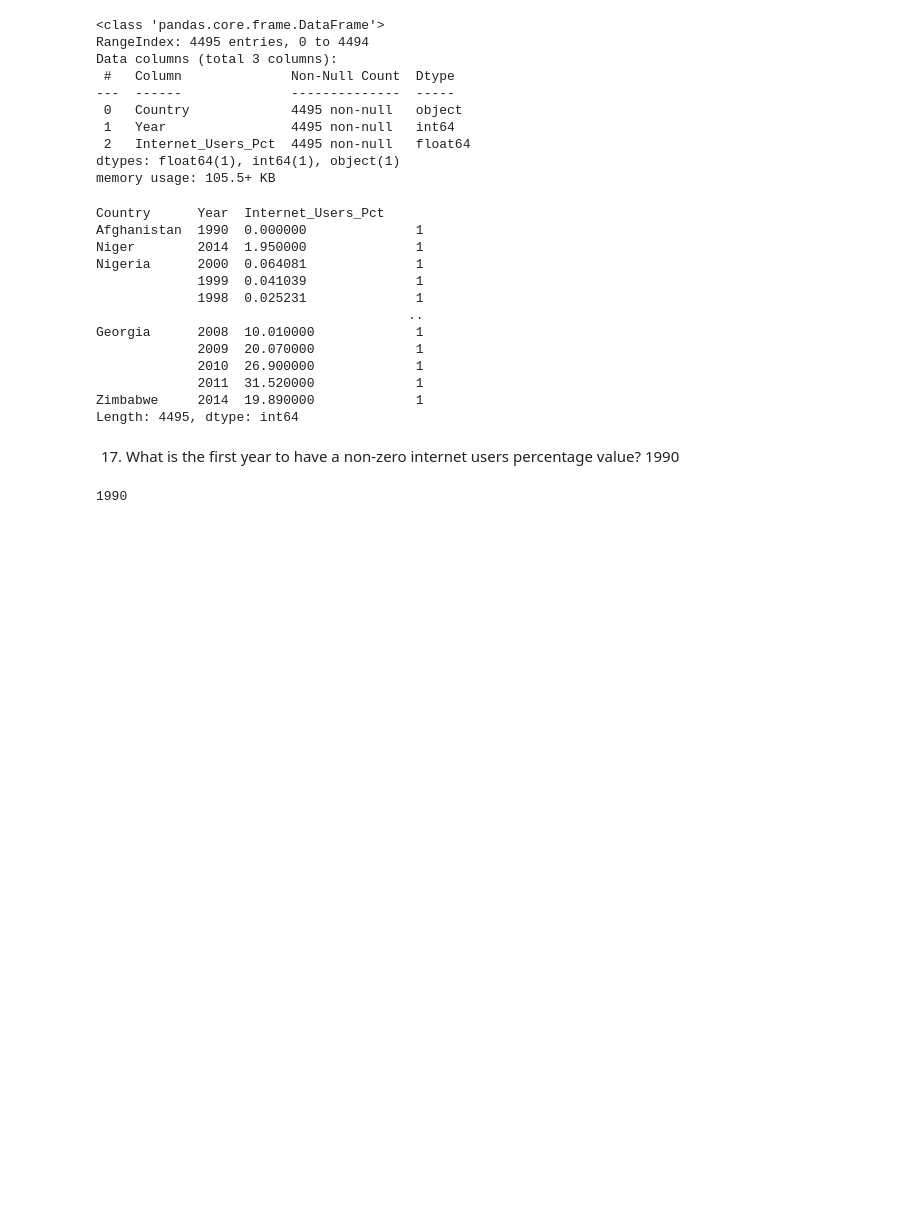
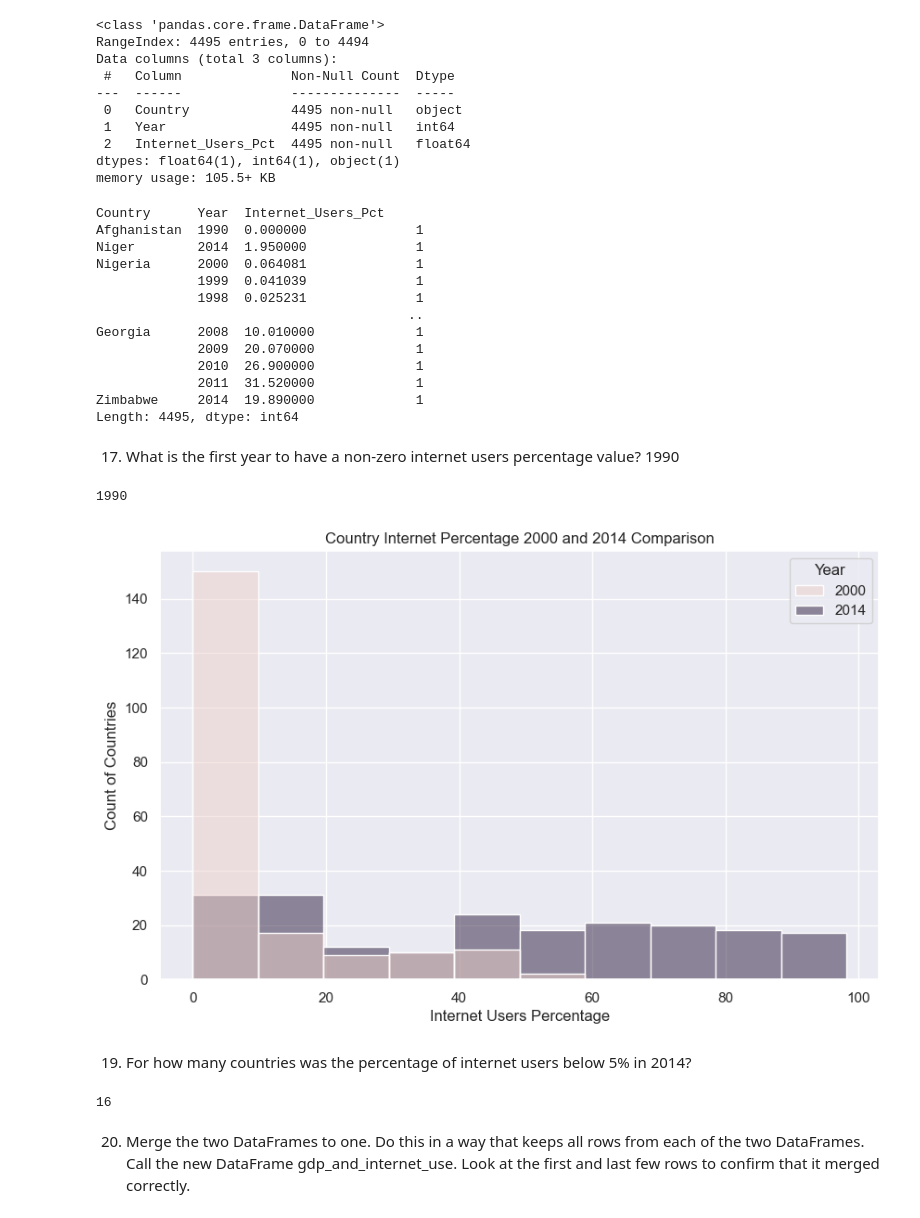
Before and after one commit to patrickjohnston20/un_project, a Jupyter notebook: notebooks_un_project/un_projectnotebook1.ipynb, the cells around one changed output. Cells and saved outputs as stored; diff of their text form; code cells hidden in the pictures; blank space fills up the shorter version.

```diff
--- a/notebooks_un_project/un_projectnotebook1.ipynb
+++ b/notebooks_un_project/un_projectnotebook1.ipynb
@@ -515,0 +520,18 @@ first_year_non_zero['Year'].min()
+# %%
+import matplotlib.pyplot as plt
+import seaborn as sns
+
+# grouping years together
+grouping_subsetyears = internet_df[internet_df['Year'].isin([2000, 2014])]
+
+# Create histograms
+plt.figure(figsize=(10, 6))
+sns.histplot(data=grouping_subsetyears, x='Internet_Users_Pct', hue='Year')
+plt.title("Country Internet Percentage 2000 and 2014 Comparison")
+plt.xlabel("Internet Users Percentage")
+plt.ylabel("Count of Countries")
+plt.show()
+# %% [output]
+[figure, added]
+# %% [markdown]
+19) For how many countries was the percentage of internet users below 5% in 2014?
@@ -515,0 +540,6 @@ first_year_non_zero['Year'].min()
+# %%
+below_5_percent['Country'].nunique()
+# %% [output]
+16
+# %% [markdown]
+20) Merge the two DataFrames to one. Do this in a way that keeps all rows from each of the two DataFrames. Call the new DataFrame gdp_and_internet_use. Look at the first and last few rows to confirm that it merged correctly.
```
Also changed, not shown: parts of 16 cells of this notebook.
